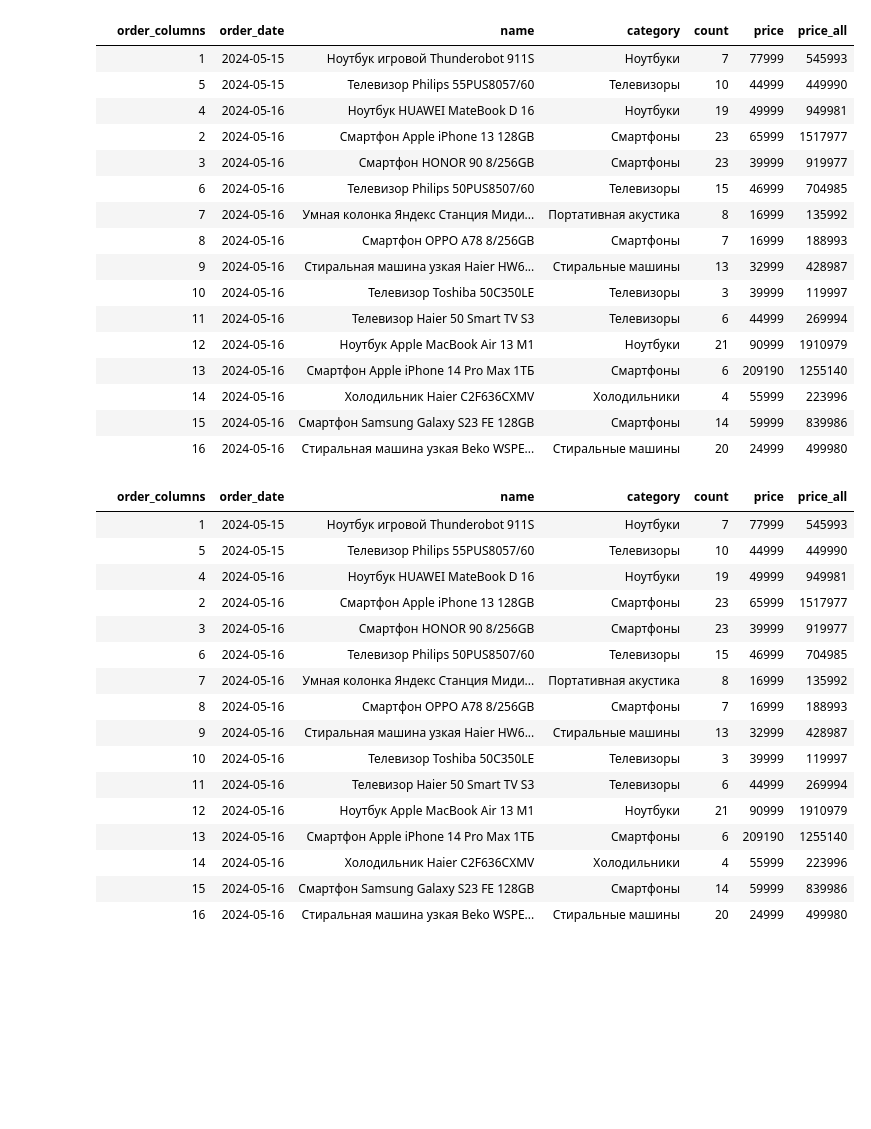
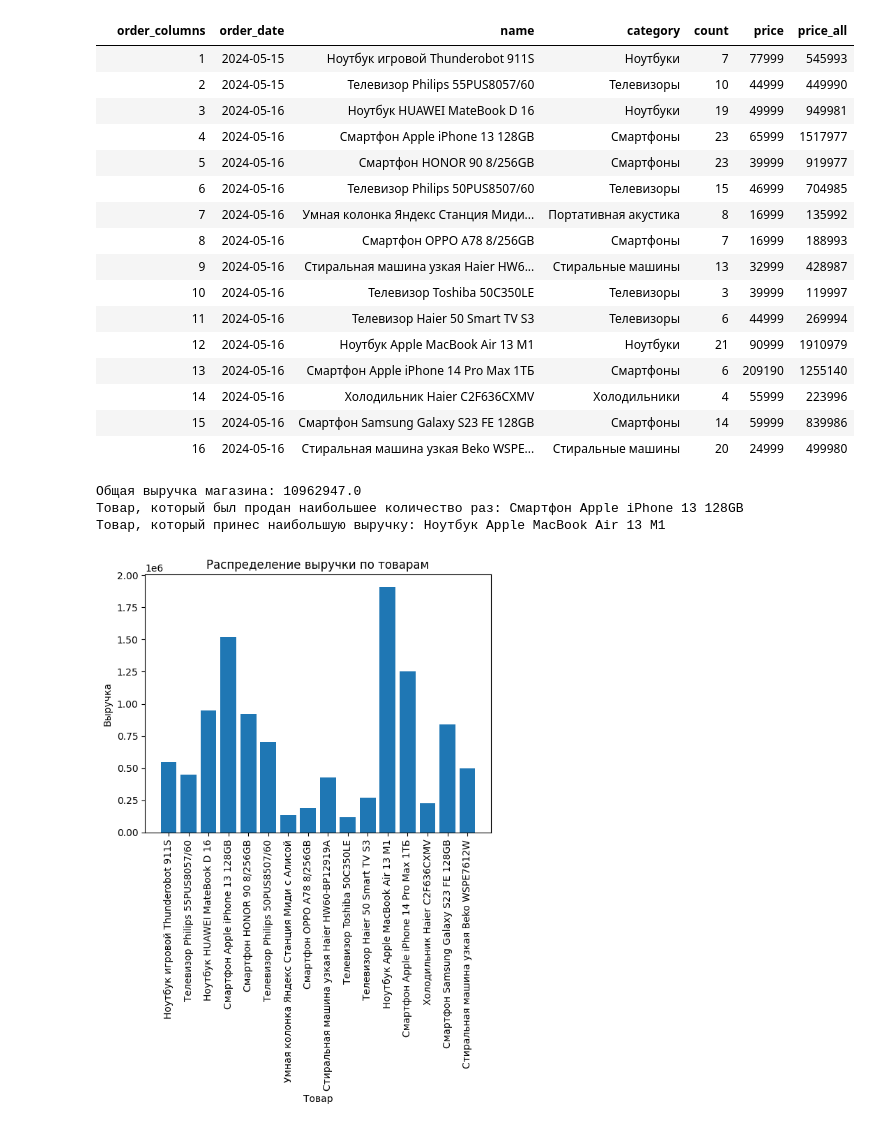
Before and after one commit to Timitry1/SIOD, a Jupyter notebook: Untitled-1.ipynb, the cells around one changed output. Drawn from its saved outputs; the diff is of its cells as text; code cells hidden in the pictures; blank space fills up the shorter version.

```diff
--- a/Untitled-1.ipynb
+++ b/Untitled-1.ipynb
@@ -1,6 +1,7 @@
 # %%
 import csv
 import pandas as pd
+import matplotlib.pyplot as plt
 
 class HashTable:
     def __init__(self, capacity: int):
@@ -68,37 +69,79 @@ def read_data(file_name='orders.csv'):
         return []
 
 def show_csv_table(file='orders.csv'):
     try:
         df = pd.read_csv(file)
         df.index = [''] * len(df['Номер заказа'])
         display(df)
     except Exception as e:
         print(f"Проблемы с чтением файла - {file}: {str(e)}")
 
 def show_table(data, length=1):
     df = pd.DataFrame(data)
     df.index = [''] * length
     display(df)
 
 def pd_read_data(file='orders.csv'):
     try:
         df = pd.read_csv(file)
         return df
     except Exception as e:
         print(f"Проблема с чтением файла - {file} с помощью pandas: {str(e)}")
 
 file_name = 'orders.csv'
 sales_data = read_data(file_name) # Чтение данных из CSV файла
 sales_data_dict = [dict(zip(['order_columns', 'order_date', 'name', 'category', 'count', 'price', 'price_all'], row)) for row in sales_data]
 sorted_sales_data = selection_sort(sales_data_dict, 'order_date') # Сортировка данных по дате заказа
 show_table(sorted_sales_data, len(sorted_sales_data))
+
+total_revenue = sum(float(row['price_all']) for row in sales_data_dict)
+print(f"Общая выручка магазина: {total_revenue}")
+
+product_count = {}
+for row in sales_data_dict:
+    product = row['name']
+    count = int(row['count'])
+    if product in product_count:
+        product_count[product] += count
+    else:
+        product_count[product] = count
+
+most_sold_product = max(product_count, key=product_count.get)
+print(f"Товар, который был продан наибольшее количество раз: {most_sold_product}")
+
+product_revenue = {}
+for row in sales_data_dict:
+    product = row['name']
+    revenue = float(row['price_all'])
+    if product in product_revenue:
+        product_revenue[product] += revenue
+    else:
+        product_revenue[product] = revenue
+
+highest_revenue_product = max(product_revenue, key=product_revenue.get)
+print(f"Товар, который принес наибольшую выручку: {highest_revenue_product}")
+
+products = list(product_revenue.keys())
+revenues = list(product_revenue.values())
+
+plt.bar(products, revenues)
+plt.xlabel('Товар')
+plt.ylabel('Выручка')
+plt.title('Распределение выручки по товарам')
+plt.xticks(rotation=90)
+plt.show()
+
+# Plot revenue distribution as a pie chart
+plt.pie(revenues, labels=products, autopct='%1.1f%%')
+plt.title('Распределение выручки по товарам')
+plt.show()
 # %% [output]
 |  | order_columns | order_date | name | category | count | price | price_all |
 |  | 1 | 2024-05-15 | Ноутбук игровой Thunderobot 911S | Ноутбуки | 7 | 77999 | 545993 |
-|  | 5 | 2024-05-15 | Телевизор Philips 55PUS8057/60 | Телевизоры | 10 | 44999 | 449990 |
-|  | 4 | 2024-05-16 | Ноутбук HUAWEI MateBook D 16 | Ноутбуки | 19 | 49999 | 949981 |
-|  | 2 | 2024-05-16 | Смартфон Apple iPhone 13 128GB | Смартфоны | 23 | 65999 | 1517977 |
-|  | 3 | 2024-05-16 | Смартфон HONOR 90 8/256GB | Смартфоны | 23 | 39999 | 919977 |
+|  | 2 | 2024-05-15 | Телевизор Philips 55PUS8057/60 | Телевизоры | 10 | 44999 | 449990 |
+|  | 3 | 2024-05-16 | Ноутбук HUAWEI MateBook D 16 | Ноутбуки | 19 | 49999 | 949981 |
+|  | 4 | 2024-05-16 | Смартфон Apple iPhone 13 128GB | Смартфоны | 23 | 65999 | 1517977 |
+|  | 5 | 2024-05-16 | Смартфон HONOR 90 8/256GB | Смартфоны | 23 | 39999 | 919977 |
 |  | 6 | 2024-05-16 | Телевизор Philips 50PUS8507/60 | Телевизоры | 15 | 46999 | 704985 |
 |  | 7 | 2024-05-16 | Умная колонка Яндекс Станция Миди... | Портативная акустика | 8 | 16999 | 135992 |
 |  | 8 | 2024-05-16 | Смартфон OPPO A78 8/256GB | Смартфоны | 7 | 16999 | 188993 |
@@ -110,20 +153,7 @@ show_table(sorted_sales_data, len(sorted_sales_data))
 |  | 14 | 2024-05-16 | Холодильник Haier C2F636CXMV | Холодильники | 4 | 55999 | 223996 |
 |  | 15 | 2024-05-16 | Смартфон Samsung Galaxy S23 FE 128GB | Смартфоны | 14 | 59999 | 839986 |
 |  | 16 | 2024-05-16 | Стиральная машина узкая Beko WSPE... | Стиральные машины | 20 | 24999 | 499980 |
-|  | order_columns | order_date | name | category | count | price | price_all |
-|  | 1 | 2024-05-15 | Ноутбук игровой Thunderobot 911S | Ноутбуки | 7 | 77999 | 545993 |
-|  | 5 | 2024-05-15 | Телевизор Philips 55PUS8057/60 | Телевизоры | 10 | 44999 | 449990 |
-|  | 4 | 2024-05-16 | Ноутбук HUAWEI MateBook D 16 | Ноутбуки | 19 | 49999 | 949981 |
-|  | 2 | 2024-05-16 | Смартфон Apple iPhone 13 128GB | Смартфоны | 23 | 65999 | 1517977 |
-|  | 3 | 2024-05-16 | Смартфон HONOR 90 8/256GB | Смартфоны | 23 | 39999 | 919977 |
-|  | 6 | 2024-05-16 | Телевизор Philips 50PUS8507/60 | Телевизоры | 15 | 46999 | 704985 |
-|  | 7 | 2024-05-16 | Умная колонка Яндекс Станция Миди... | Портативная акустика | 8 | 16999 | 135992 |
-|  | 8 | 2024-05-16 | Смартфон OPPO A78 8/256GB | Смартфоны | 7 | 16999 | 188993 |
-|  | 9 | 2024-05-16 | Стиральная машина узкая Haier HW6... | Стиральные машины | 13 | 32999 | 428987 |
-|  | 10 | 2024-05-16 | Телевизор Toshiba 50C350LE | Телевизоры | 3 | 39999 | 119997 |
-|  | 11 | 2024-05-16 | Телевизор Haier 50 Smart TV S3 | Телевизоры | 6 | 44999 | 269994 |
-|  | 12 | 2024-05-16 | Ноутбук Apple MacBook Air 13 M1 | Ноутбуки | 21 | 90999 | 1910979 |
-|  | 13 | 2024-05-16 | Смартфон Apple iPhone 14 Pro Max 1ТБ | Смартфоны | 6 | 209190 | 1255140 |
-|  | 14 | 2024-05-16 | Холодильник Haier C2F636CXMV | Холодильники | 4 | 55999 | 223996 |
-|  | 15 | 2024-05-16 | Смартфон Samsung Galaxy S23 FE 128GB | Смартфоны | 14 | 59999 | 839986 |
-|  | 16 | 2024-05-16 | Стиральная машина узкая Beko WSPE... | Стиральные машины | 20 | 24999 | 499980 |
+Общая выручка магазина: 10962947.0
+Товар, который был продан наибольшее количество раз: Смартфон Apple iPhone 13 128GB
+Товар, который принес наибольшую выручку: Ноутбук Apple MacBook Air 13 M1
+[figure, added]
```
Also changed, not shown: parts of 1 cell of this notebook, 1 other file.
